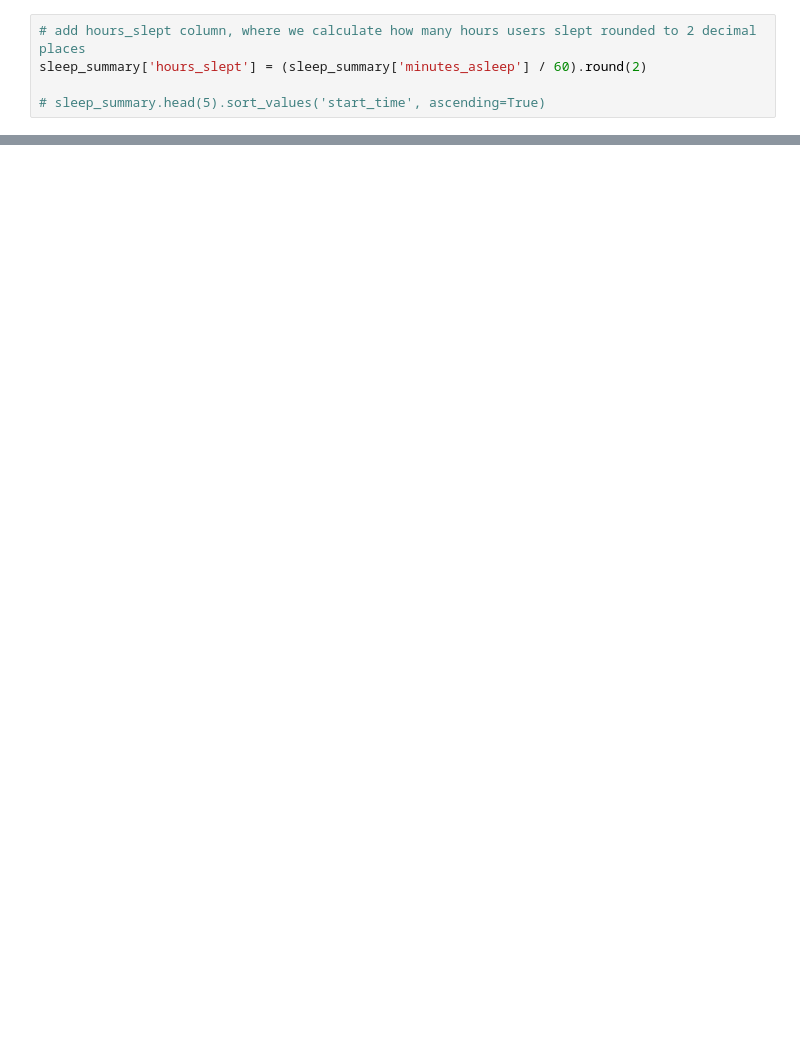
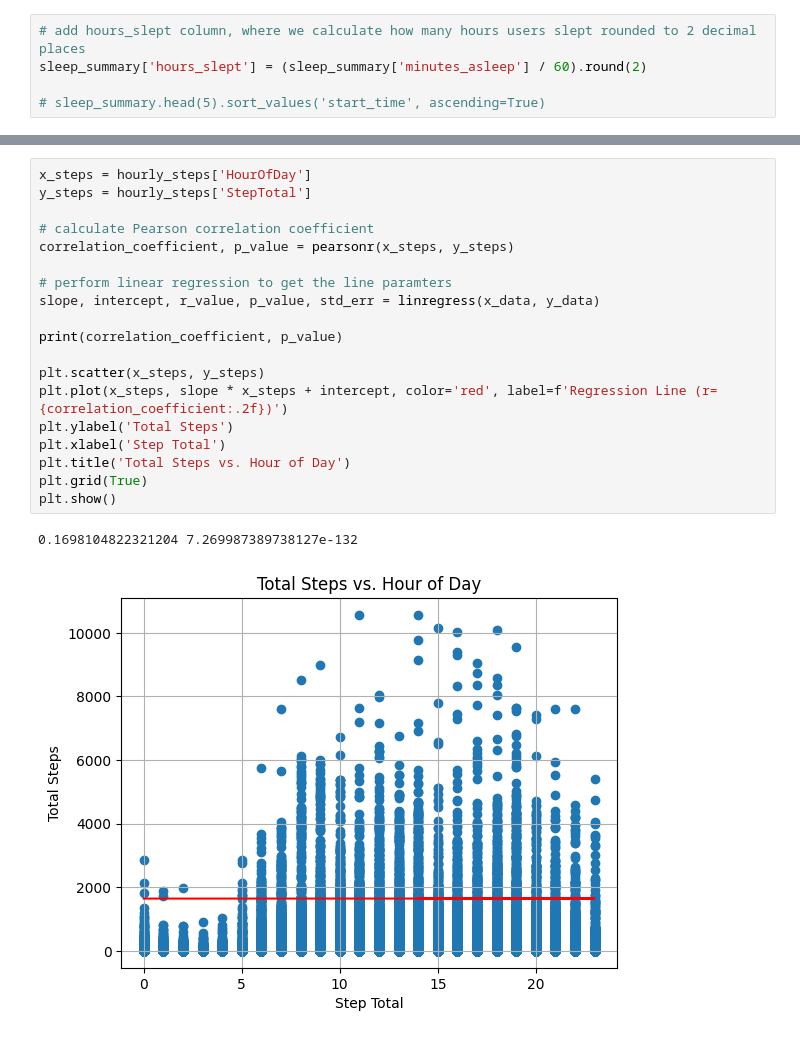
Before and after one commit to danijia/bellabeat-case-study, a Jupyter notebook: Jupyter Notebooks/bellabeat-case-study.ipynb, the cells around one changed output, grey strips where cells are left out. Cells and saved outputs as stored; diff of their text form; blank space fills up the shorter version.

```diff
--- a/Jupyter Notebooks/bellabeat-case-study.ipynb
+++ b/Jupyter Notebooks/bellabeat-case-study.ipynb
@@ -566,0 +354,22 @@ daily_activity.head()
+# %%
+x_steps = hourly_steps['HourOfDay']
+y_steps = hourly_steps['StepTotal']
+
+# calculate Pearson correlation coefficient
+correlation_coefficient, p_value = pearsonr(x_steps, y_steps)
+
+# perform linear regression to get the line paramters
+slope, intercept, r_value, p_value, std_err = linregress(x_data, y_data)
+
+print(correlation_coefficient, p_value)
+
+plt.scatter(x_steps, y_steps)
+plt.plot(x_steps, slope * x_steps + intercept, color='red', label=f'Regression Line (r={correlation_coefficient:.2f})')
+plt.ylabel('Total Steps')
+plt.xlabel('Step Total')
+plt.title('Total Steps vs. Hour of Day')
+plt.grid(True)
+plt.show()
+# %% [output]
+0.1698104822321204 7.269987389738127e-132
+[figure, added]
```
Also changed, not shown: parts of 28 cells of this notebook.
